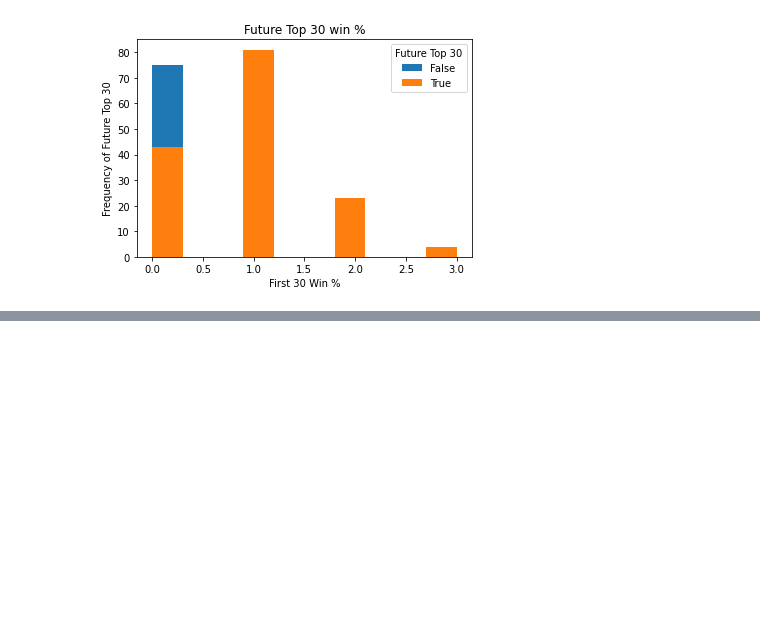
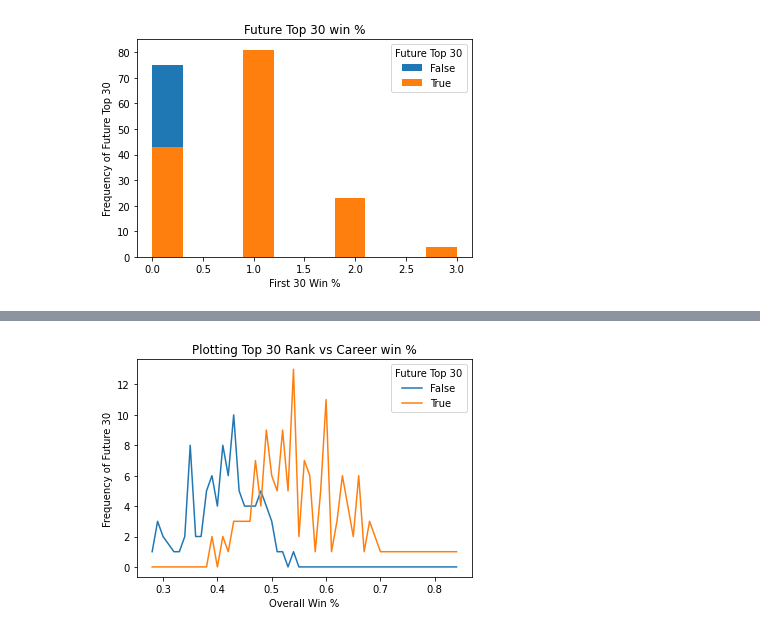
Before and after one commit to Racket-Science/Tennis-Match-Predictions, a Jupyter notebook: Notebooks/daniels_top30_prediction.ipynb, the cells around one changed output, grey strips where cells are left out. Saved outputs shown, nothing was run; the diff lists cells and outputs as text; code cells hidden in the pictures; blank space fills up the shorter version.

```diff
--- a/Notebooks/daniels_top30_prediction.ipynb
+++ b/Notebooks/daniels_top30_prediction.ipynb
@@ -77,0 +115,9 @@ plt.ylabel('Frequency of Future Top 30');
+# %%
+# makes sense that the threshold ends up being right around 50% for if you become top tier or not
+
+pd.crosstab(df['win%'], df['Future Top 30']).plot()
+plt.title("Plotting Top 30 Rank vs Career win %")
+plt.xlabel("Overall Win %")
+plt.ylabel("Frequency of Future 30");
+# %% [output]
+[figure, added]
```
Also changed, not shown: parts of 6 cells of this notebook.
